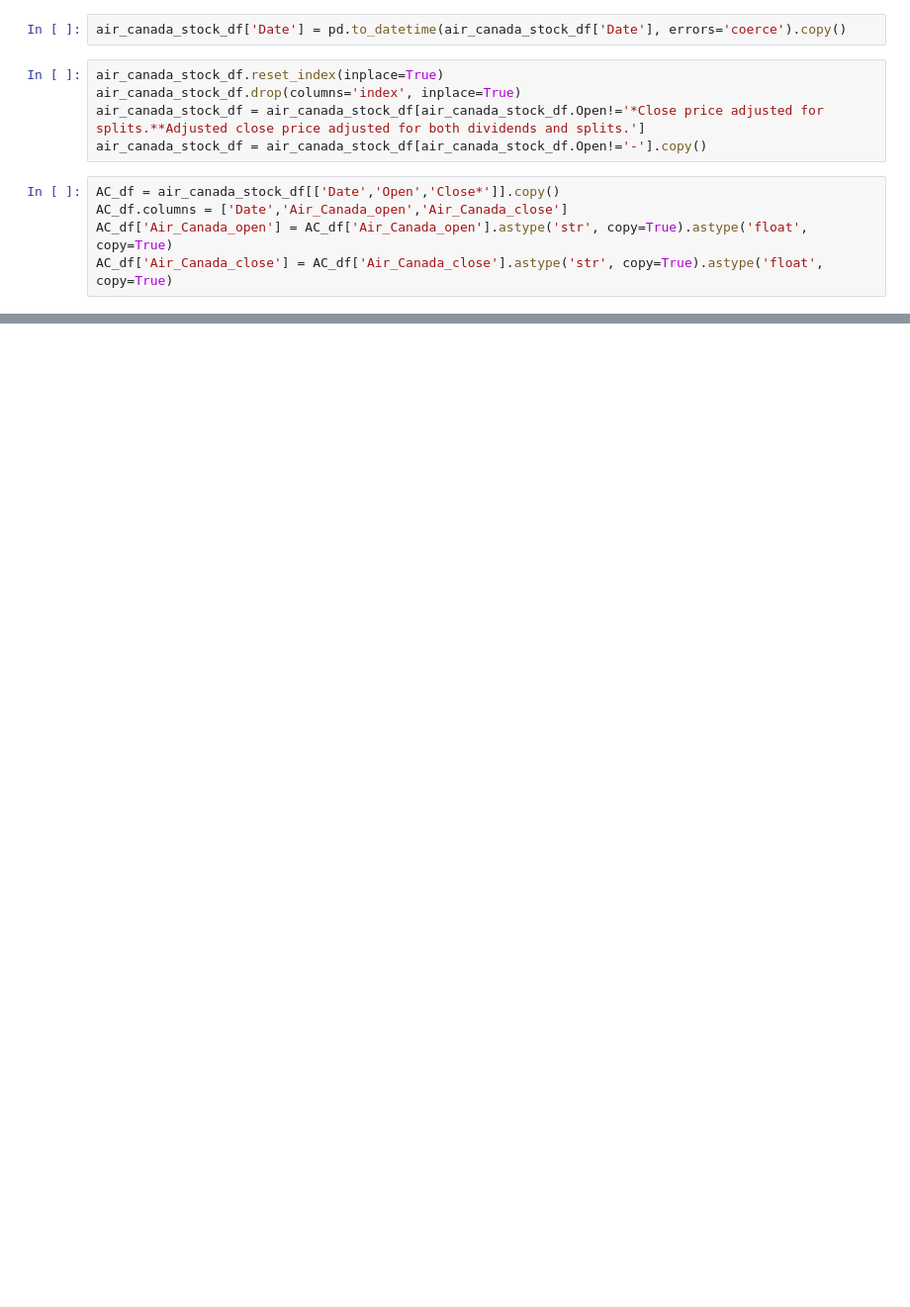
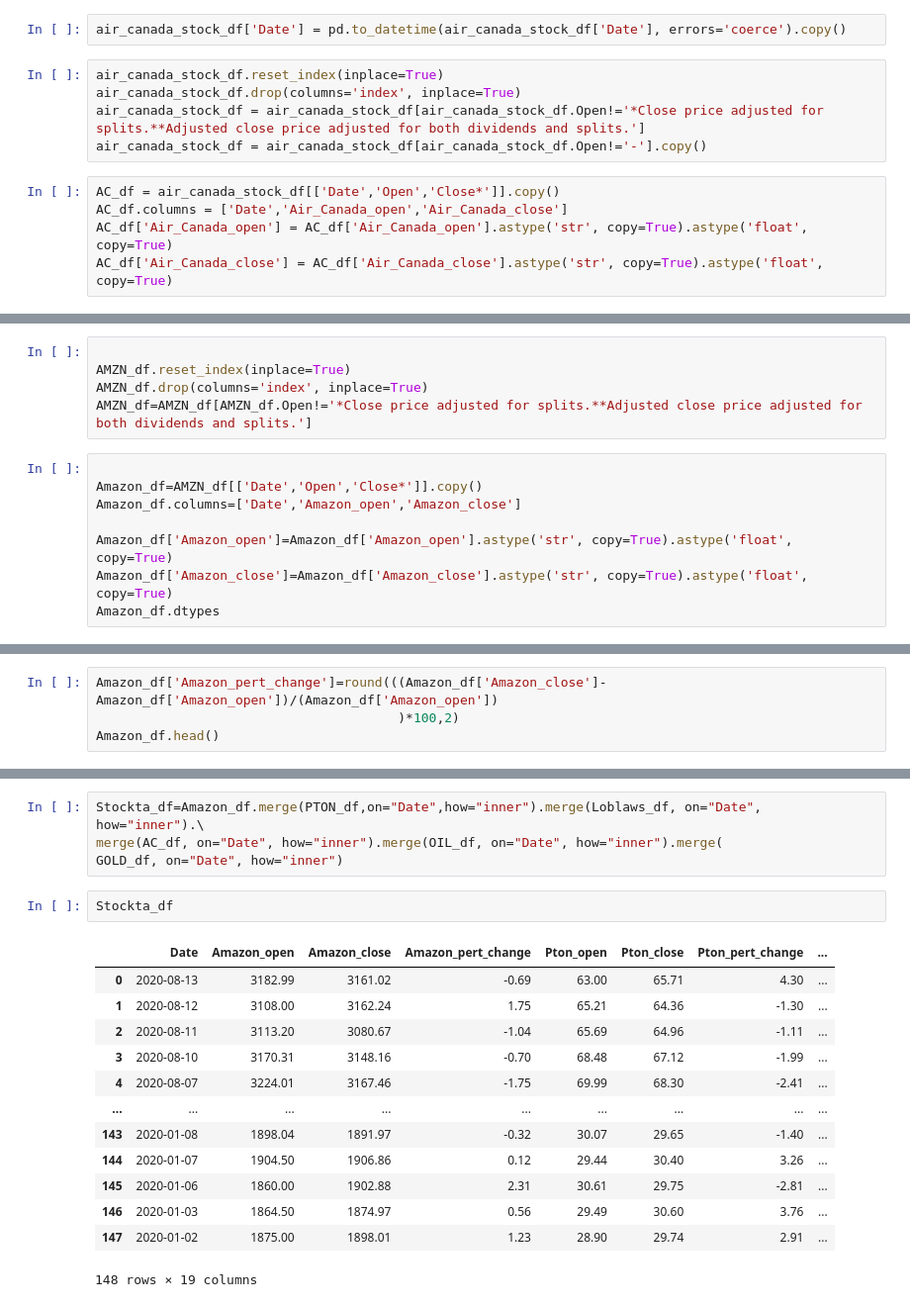
Before and after one commit to angelasivirich/Finance-Yahoo-ETL, a Jupyter notebook: Finance_Yahoo.ipynb, the cells around one changed output, grey strips where cells are left out. Shown at 99% size. Saved outputs shown, nothing was run; the diff lists cells and outputs as text; blank space fills up the shorter version.

```diff
--- a/Finance_Yahoo.ipynb
+++ b/Finance_Yahoo.ipynb
@@ -188,0 +326,13 @@ AC_df.head()
+# %%
+
+AMZN_df.reset_index(inplace=True)
+AMZN_df.drop(columns='index', inplace=True)
+AMZN_df=AMZN_df[AMZN_df.Open!='*Close price adjusted for splits.**Adjusted close price adjusted for both dividends and splits.']
+# %%
+
+Amazon_df=AMZN_df[['Date','Open','Close*']].copy()
+Amazon_df.columns=['Date','Amazon_open','Amazon_close']
+
+Amazon_df['Amazon_open']=Amazon_df['Amazon_open'].astype('str', copy=True).astype('float', copy=True)
+Amazon_df['Amazon_close']=Amazon_df['Amazon_close'].astype('str', copy=True).astype('float', copy=True)
+Amazon_df.dtypes
@@ -188,0 +344,4 @@ AC_df.head()
+# %%
+Amazon_df['Amazon_pert_change']=round(((Amazon_df['Amazon_close']-Amazon_df['Amazon_open'])/(Amazon_df['Amazon_open'])
+                                       )*100,2)
+Amazon_df.head()
@@ -188,0 +355,20 @@ AC_df.head()
+# %%
+Stockta_df=Amazon_df.merge(PTON_df,on="Date",how="inner").merge(Loblaws_df, on="Date", how="inner").\
+merge(AC_df, on="Date", how="inner").merge(OIL_df, on="Date", how="inner").merge(
+GOLD_df, on="Date", how="inner")
+# %%
+Stockta_df
+# %% [output]
+|  | Date | Amazon_open | Amazon_close | Amazon_pert_change | Pton_open | Pton_close | Pton_pert_change | ... |
+| 0 | 2020-08-13 | 3182.99 | 3161.02 | -0.69 | 63.00 | 65.71 | 4.30 | ... |
+| 1 | 2020-08-12 | 3108.00 | 3162.24 | 1.75 | 65.21 | 64.36 | -1.30 | ... |
+| 2 | 2020-08-11 | 3113.20 | 3080.67 | -1.04 | 65.69 | 64.96 | -1.11 | ... |
+| 3 | 2020-08-10 | 3170.31 | 3148.16 | -0.70 | 68.48 | 67.12 | -1.99 | ... |
+| 4 | 2020-08-07 | 3224.01 | 3167.46 | -1.75 | 69.99 | 68.30 | -2.41 | ... |
+| ... | ... | ... | ... | ... | ... | ... | ... | ... |
+| 143 | 2020-01-08 | 1898.04 | 1891.97 | -0.32 | 30.07 | 29.65 | -1.40 | ... |
+| 144 | 2020-01-07 | 1904.50 | 1906.86 | 0.12 | 29.44 | 30.40 | 3.26 | ... |
+| 145 | 2020-01-06 | 1860.00 | 1902.88 | 2.31 | 30.61 | 29.75 | -2.81 | ... |
+| 146 | 2020-01-03 | 1864.50 | 1874.97 | 0.56 | 29.49 | 30.60 | 3.76 | ... |
+| 147 | 2020-01-02 | 1875.00 | 1898.01 | 1.23 | 28.90 | 29.74 | 2.91 | ... |
+148 rows × 19 columns
```
Also changed, not shown: parts of 23 cells of this notebook.
